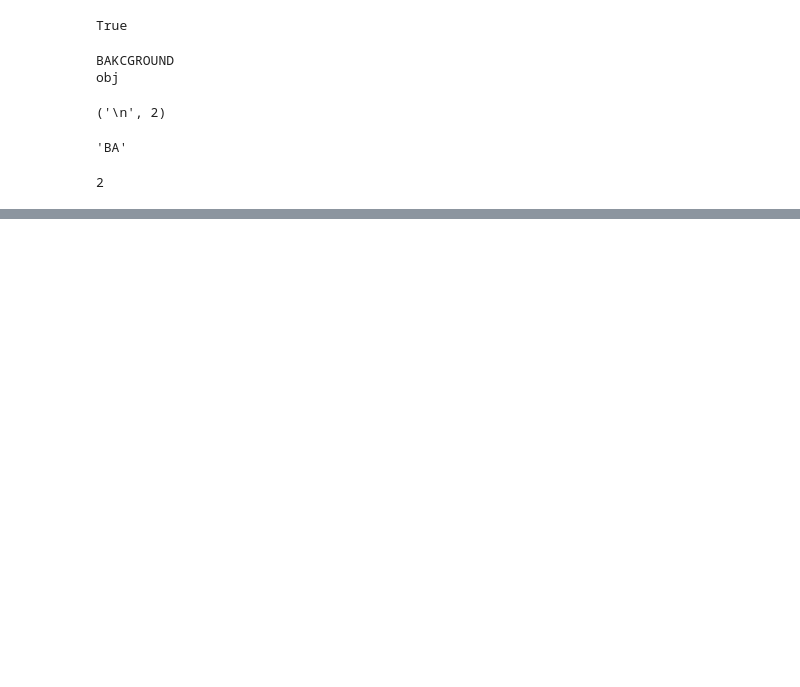
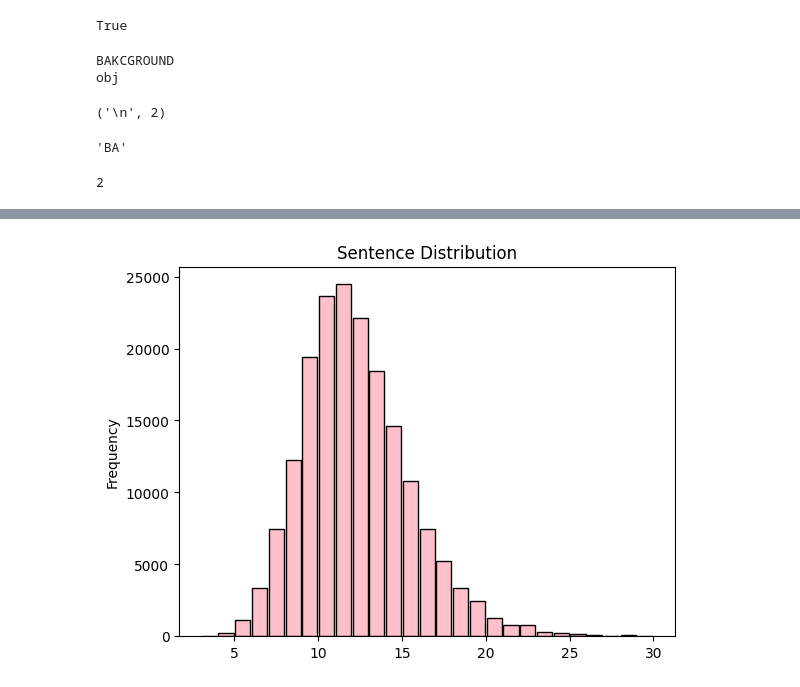
Before and after one commit to MananShukla7/SkimLit, a Jupyter notebook: skimlit.ipynb, the cells around one changed output, grey strips where cells are left out. Cells and saved outputs as stored; diff of their text form; code cells hidden in the pictures; blank space fills up the shorter version.

```diff
--- a/skimlit.ipynb
+++ b/skimlit.ipynb
@@ -205,0 +299,7 @@ td="""Recreate the above func of greater efficiency """
+# %%
+#Check length of different lines
+
+# plt.bar(range(0,train_df.total_lines.value_counts().max()),train_df.total_lines.value_counts())
+train_df.total_lines.plot(kind="hist",bins=27,rwidth=0.9,edgecolor="black",color="pink",xlabel="Number of sentences per abstract",title="Sentence Distribution");
+# %% [output]
+[figure, added]
```
Also changed, not shown: parts of 29 cells of this notebook.
